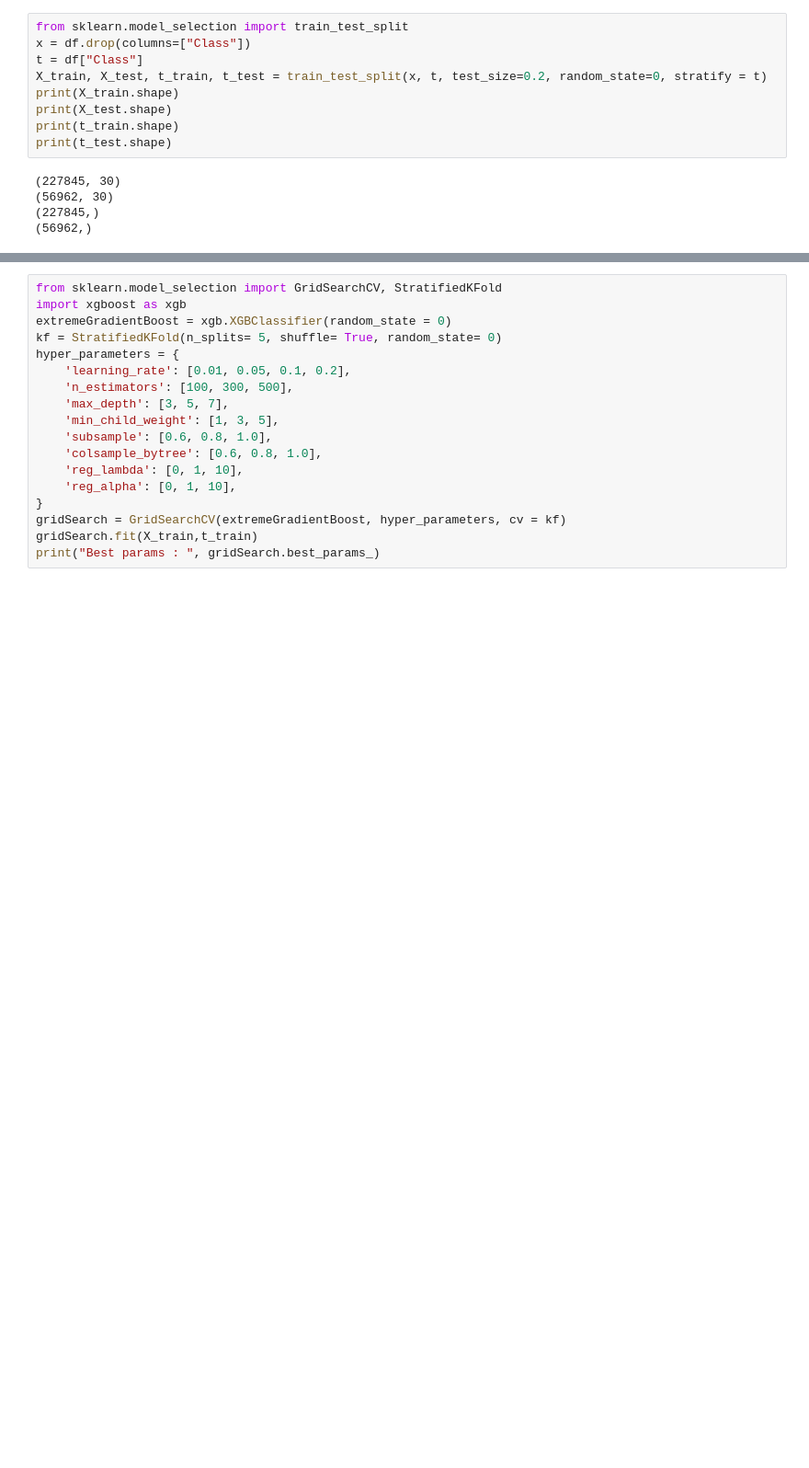
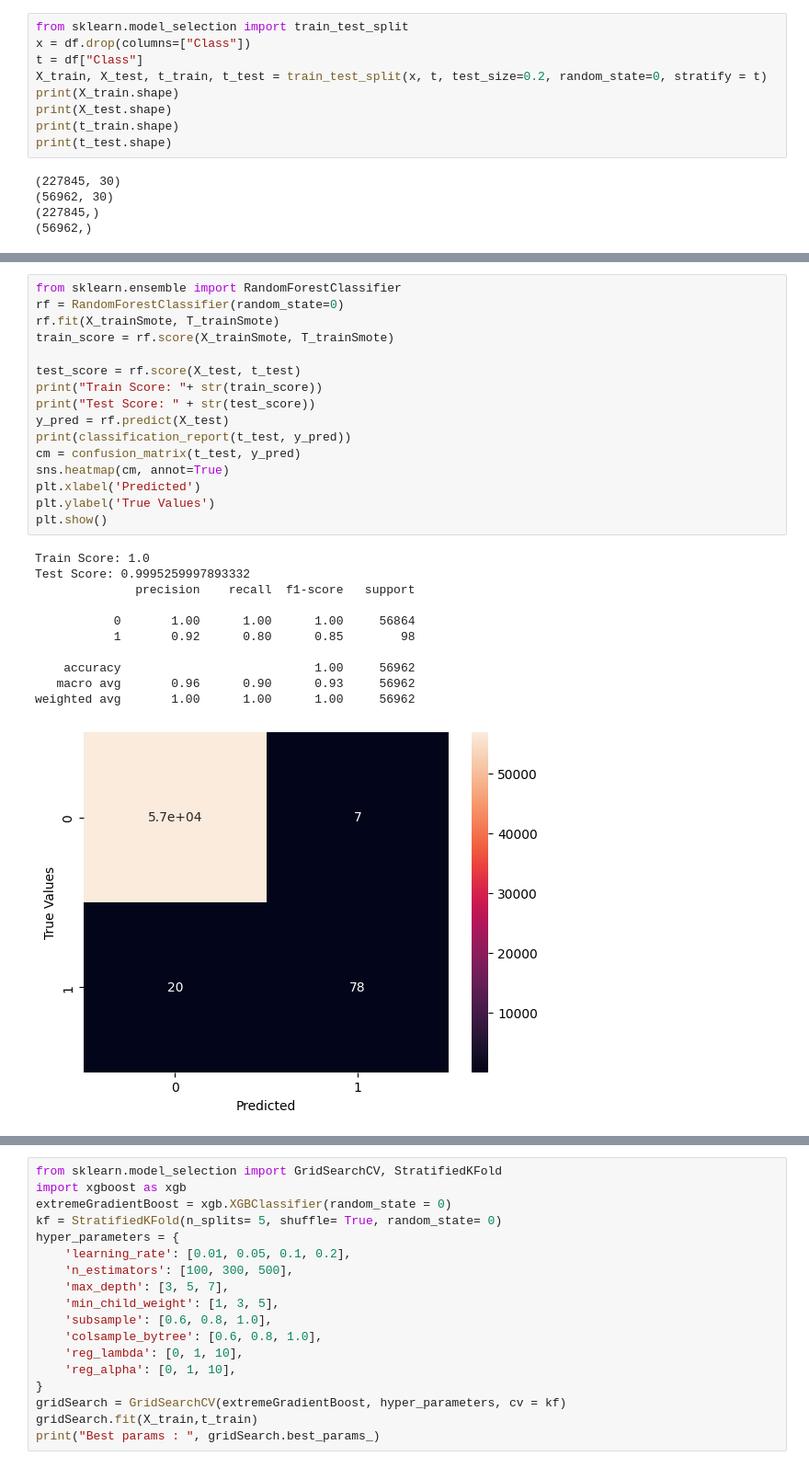
Before and after one commit to IrfanCamparaGithub/AppliedMachineLearningFraudProject, a Jupyter notebook: starter.ipynb, the cells around one changed output, grey strips where cells are left out. Shown: that part at 92% size. Saved outputs shown, nothing was run; the diff lists cells and outputs as text; blank space fills up the shorter version.

```diff
--- a/starter.ipynb
+++ b/starter.ipynb
@@ -220,0 +285,28 @@ weighted avg       1.00      1.00      1.00     56962
+# %%
+from sklearn.ensemble import RandomForestClassifier
+rf = RandomForestClassifier(random_state=0)
+rf.fit(X_trainSmote, T_trainSmote)
+train_score = rf.score(X_trainSmote, T_trainSmote)
+
+test_score = rf.score(X_test, t_test)
+print("Train Score: "+ str(train_score))
+print("Test Score: " + str(test_score))
+y_pred = rf.predict(X_test)
+print(classification_report(t_test, y_pred))
+cm = confusion_matrix(t_test, y_pred)
+sns.heatmap(cm, annot=True)
+plt.xlabel('Predicted')
+plt.ylabel('True Values')
+plt.show()
+# %% [output]
+Train Score: 1.0
+Test Score: 0.9995259997893332
+              precision    recall  f1-score   support
+
+           0       1.00      1.00      1.00     56864
+           1       0.92      0.80      0.85        98
+
+    accuracy                           1.00     56962
+   macro avg       0.96      0.90      0.93     56962
+weighted avg       1.00      1.00      1.00     56962
+[figure, added]
```
Also changed, not shown: parts of 15 cells of this notebook.
